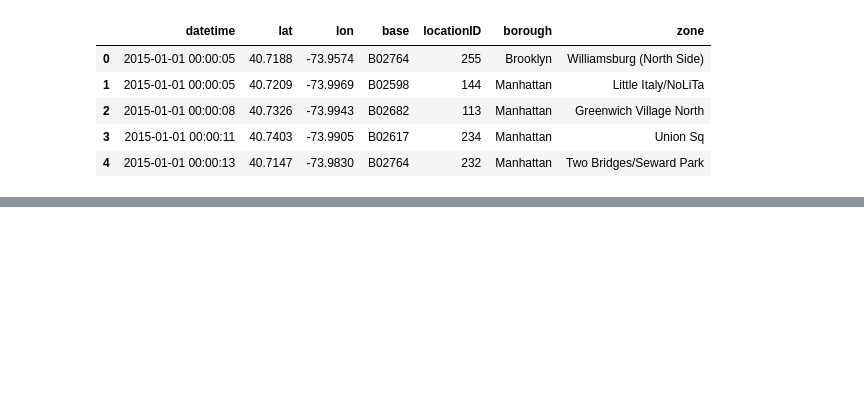
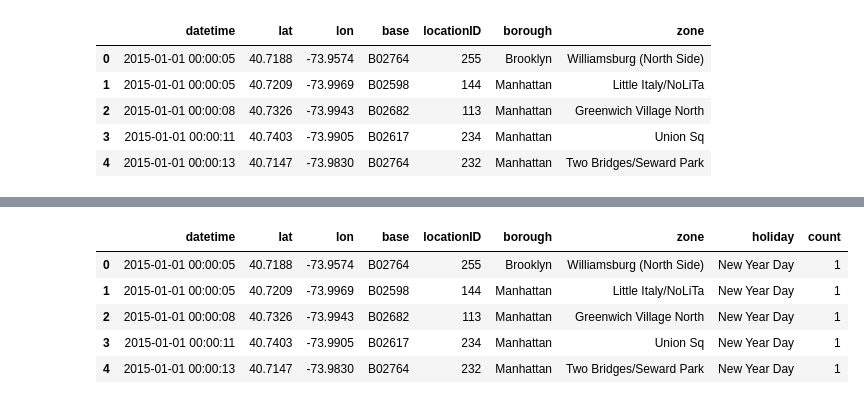
Before and after one commit to milevavantuyl/Movement_NYC, a Jupyter notebook: Kyle/holidays.ipynb, the cells around one changed output, grey strips where cells are left out. Cells and saved outputs as stored; diff of their text form; code cells hidden in the pictures; blank space fills up the shorter version.

```diff
--- a/Kyle/holidays.ipynb
+++ b/Kyle/holidays.ipynb
@@ -45,2 +47,14 @@ df2015hdays.head()
+# %%
+df2015hdays = df2015hdays.drop(['date'],axis=1)
 # %%
 df2015hdays = df2015hdays.dropna()
+# %%
+df2015hdays["datetime"] = pd.to_datetime(df2015hdays["datetime"])
+df2015hdays.head()
+# %% [output]
+|  | datetime | lat | lon | base | locationID | borough | zone | holiday | count |
+| 0 | 2015-01-01 00:00:05 | 40.7188 | -73.9574 | B02764 | 255 | Brooklyn | Williamsburg (North Side) | New Year Day | 1 |
+| 1 | 2015-01-01 00:00:05 | 40.7209 | -73.9969 | B02598 | 144 | Manhattan | Little Italy/NoLiTa | New Year Day | 1 |
+| 2 | 2015-01-01 00:00:08 | 40.7326 | -73.9943 | B02682 | 113 | Manhattan | Greenwich Village North | New Year Day | 1 |
+| 3 | 2015-01-01 00:00:11 | 40.7403 | -73.9905 | B02617 | 234 | Manhattan | Union Sq | New Year Day | 1 |
+| 4 | 2015-01-01 00:00:13 | 40.7147 | -73.9830 | B02764 | 232 | Manhattan | Two Bridges/Seward Park | New Year Day | 1 |
```
Also changed, not shown: parts of 20 cells of this notebook.
